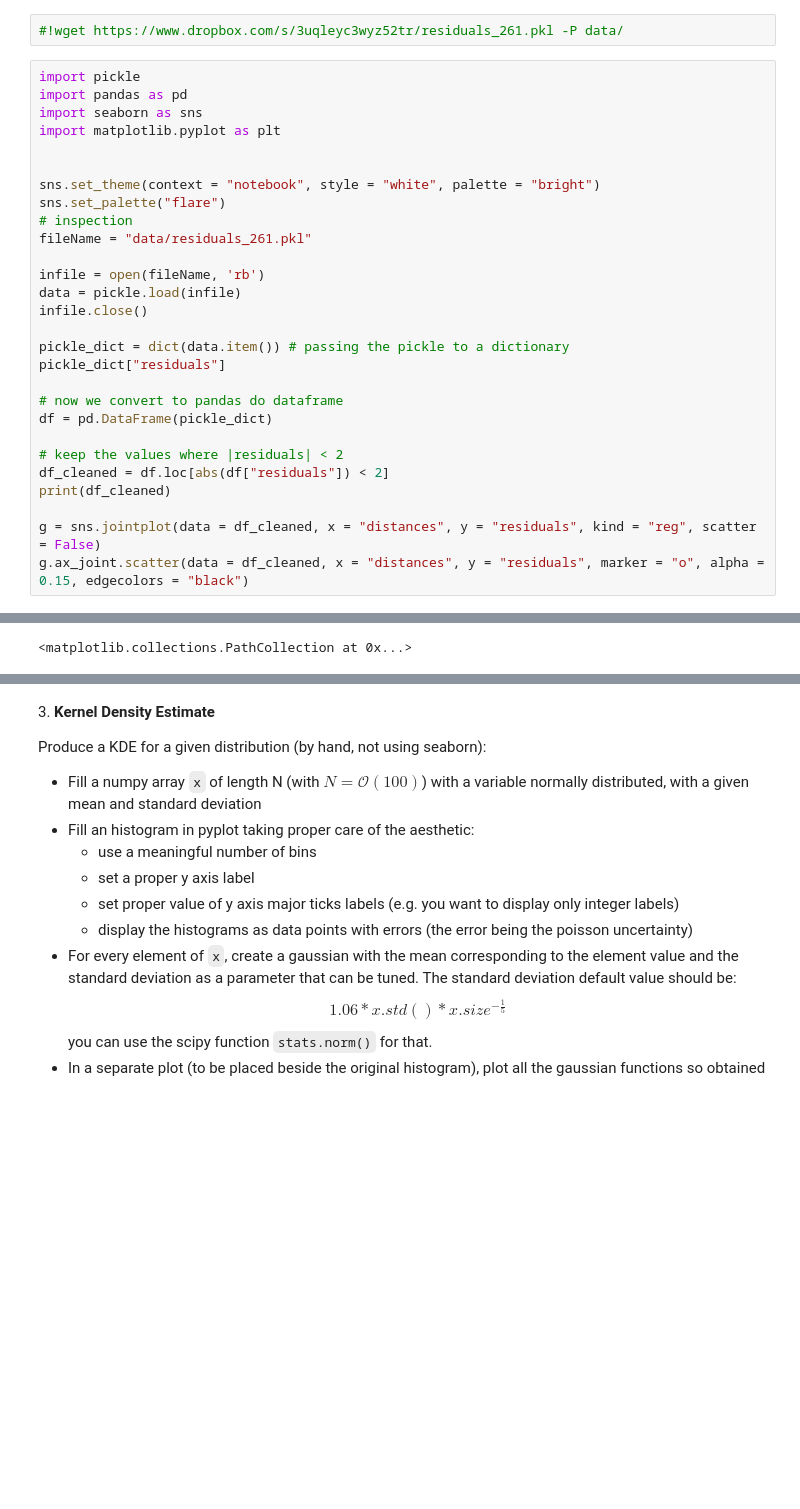
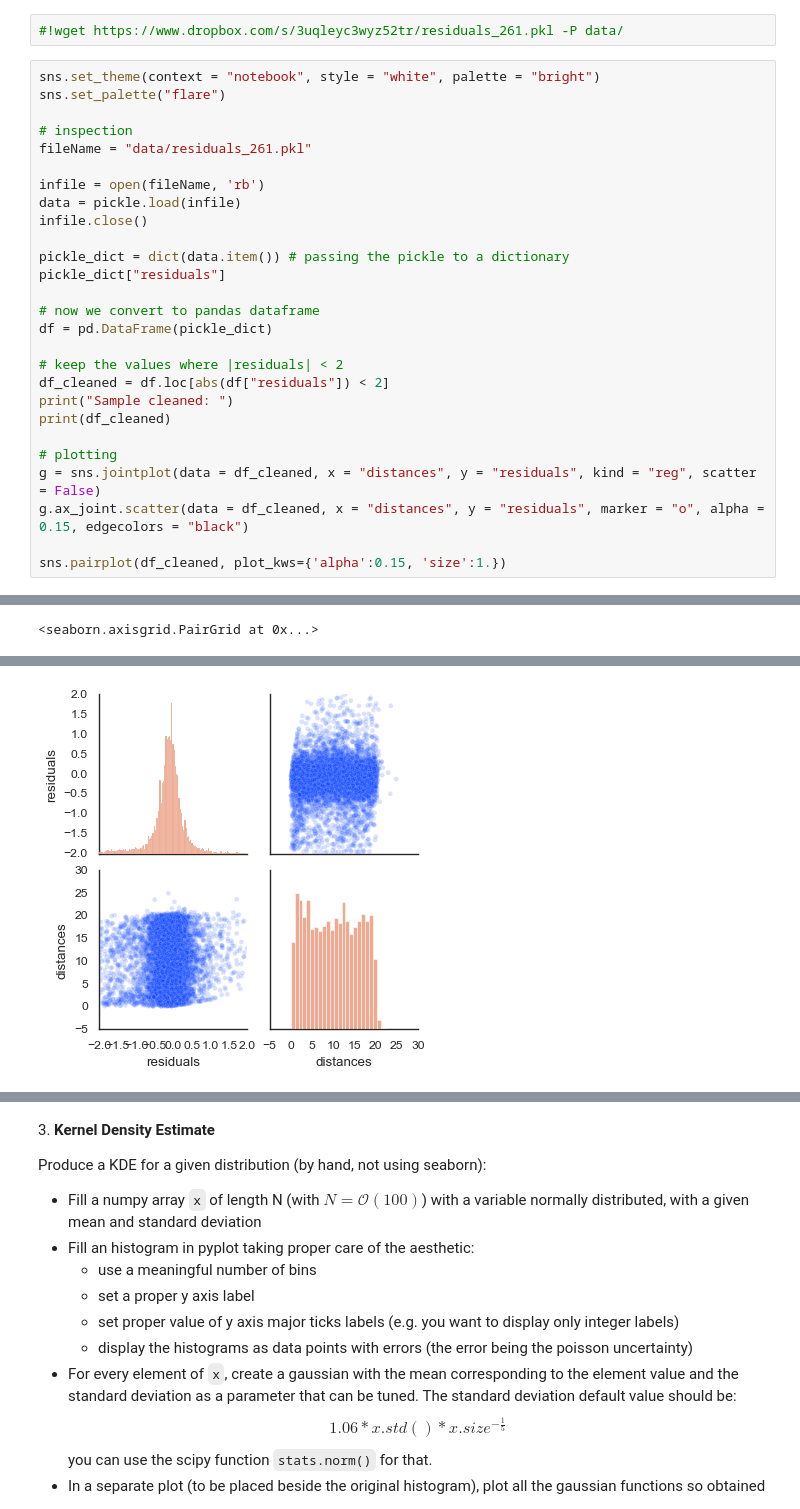
Before and after one commit to zucchett/HighLevelProgramming2021, a Jupyter notebook: 07ex_visualization.ipynb, the cells around one changed output, grey strips where cells are left out. Drawn from its saved outputs; the diff is of its cells as text; blank space fills up the shorter version.

```diff
--- a/07ex_visualization.ipynb
+++ b/07ex_visualization.ipynb
@@ -75,14 +86,9 @@ Comment on the correlation between these variables.
 # %%
 #!wget https://www.dropbox.com/s/3uqleyc3wyz52tr/residuals_261.pkl -P data/
 # %%
-import pickle
-import pandas as pd
-import seaborn as sns
-import matplotlib.pyplot as plt
-
-
 sns.set_theme(context = "notebook", style = "white", palette = "bright")
 sns.set_palette("flare")
+
 # inspection
 fileName = "data/residuals_261.pkl"
 
@@ -93,13 +99,17 @@ infile.close()
 pickle_dict = dict(data.item()) # passing the pickle to a dictionary
 pickle_dict["residuals"]
 
-# now we convert to pandas do dataframe
+# now we convert to pandas dataframe
 df = pd.DataFrame(pickle_dict)
 
 # keep the values where |residuals| < 2
 df_cleaned = df.loc[abs(df["residuals"]) < 2]
+print("Sample cleaned: ")
 print(df_cleaned)
 
+# plotting
 g = sns.jointplot(data = df_cleaned, x = "distances", y = "residuals", kind = "reg", scatter = False)
 g.ax_joint.scatter(data = df_cleaned, x = "distances", y = "residuals", marker = "o", alpha = 0.15, edgecolors = "black")
+
+sns.pairplot(df_cleaned, plot_kws={'alpha':0.15, 'size':1.})
 # %% [output]
@@ -106,16 +117,17 @@ g.ax_joint.scatter(data = df_cleaned, x = "distances", y = "residuals", marker =
        residuals  distances
 0       1.100000       16.0
 1      -1.950000        6.3
 8      -0.042857        3.3
 9       0.128571        5.3
 10      0.085714       15.0
 ...          ...        ...
 11126  -0.760000       14.4
 11127   0.380000        7.5
 11128   0.083333        1.7
 11129   0.166667       19.1
 11130   0.083333        2.6
 
 [10489 rows x 2 columns]
-<matplotlib.collections.PathCollection at 0x...>
+<seaborn.axisgrid.PairGrid at 0x...>
 [figure]
+[figure, added]
```
Also changed, not shown: parts of 9 cells of this notebook, 3 other files.
